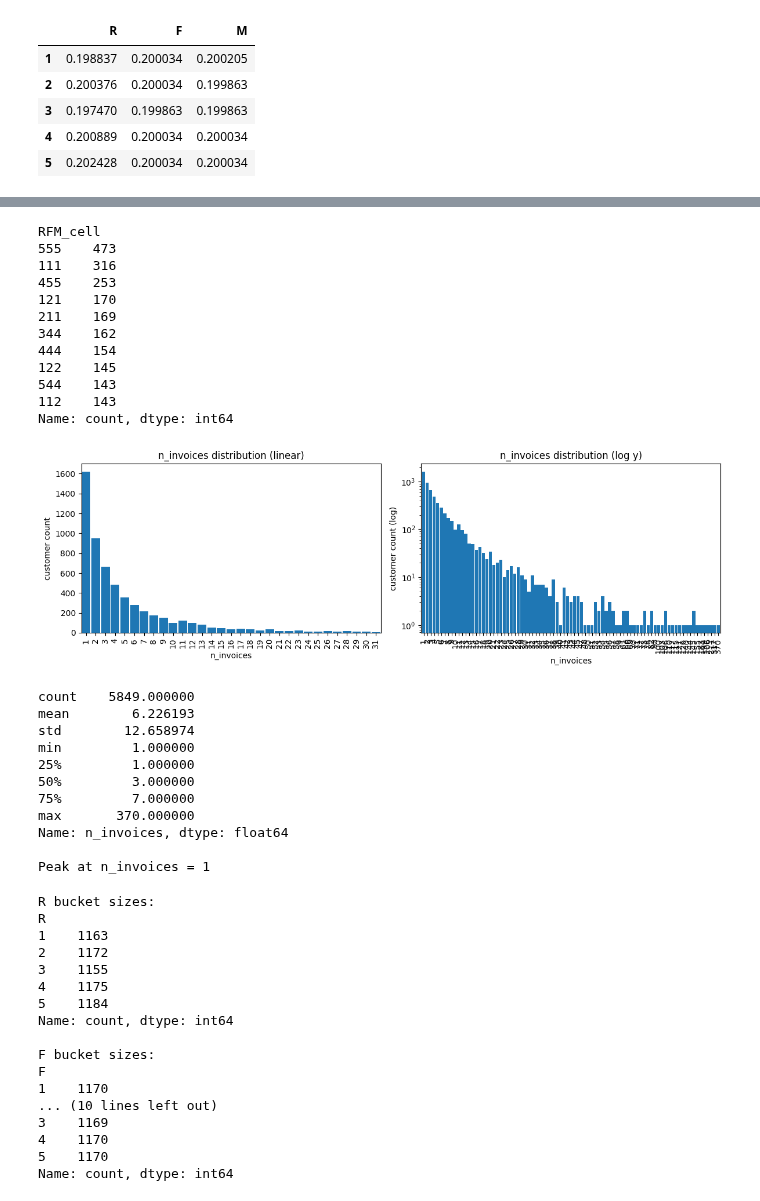
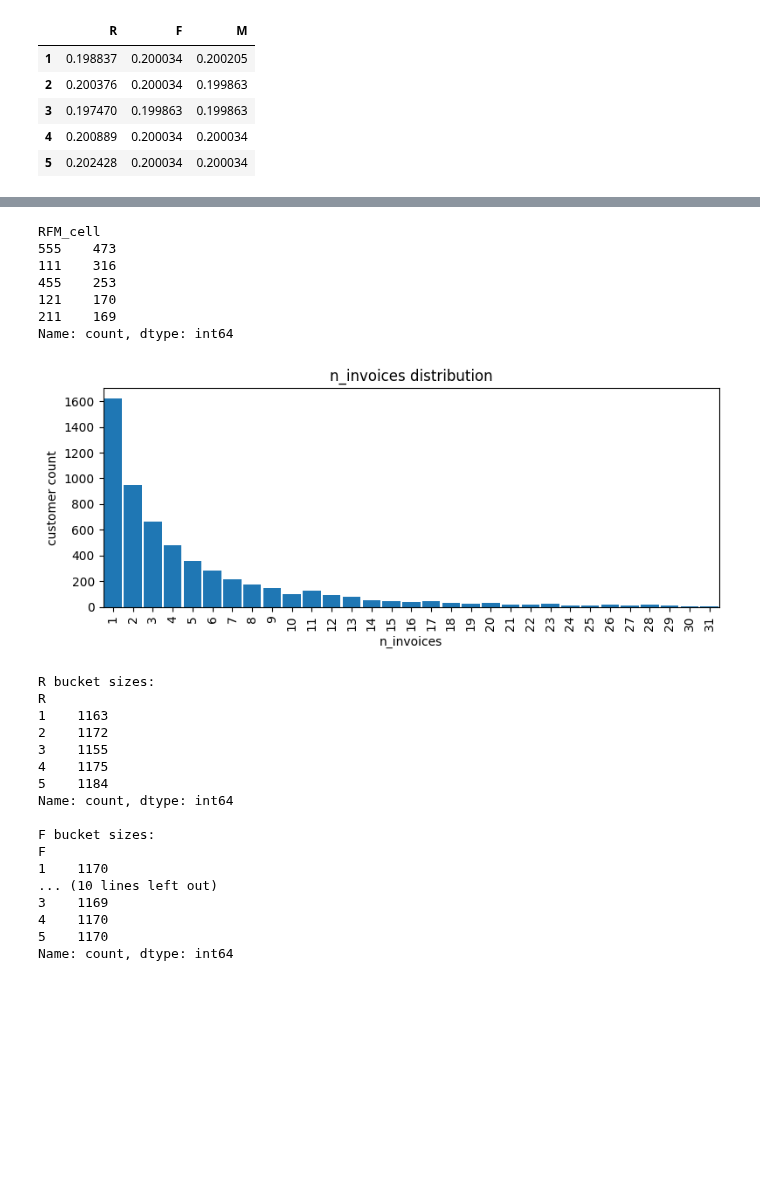
Before and after one commit to sachaplaye/rfm-lifecycle-segmentation, a Jupyter notebook: notebooks/3_data_distributions.ipynb, the cells around one changed output, grey strips where cells are left out. Cells and saved outputs as stored; diff of their text form; code cells hidden in the pictures; blank space fills up the shorter version.

```diff
--- a/notebooks/3_data_distributions.ipynb
+++ b/notebooks/3_data_distributions.ipynb
@@ -732,7 +727,7 @@ Name: RFM_score, dtype: float64
 [figure]
 # %%
 # Quick check to confirm the corners are dense
-print(customer['RFM_cell'].value_counts().head(10))
+print(customer['RFM_cell'].value_counts().head(5))
 # (1,1,1) and (5,5,5) should both feature prominently
 # %% [output]
 RFM_cell
@@ -741,45 +736,22 @@ RFM_cell
 455    253
 121    170
 211    169
-344    162
-444    154
-122    145
-544    143
-112    143
 Name: count, dtype: int64
-# %%
-import matplotlib.pyplot as plt
-
-# Two views — linear and log-y, so you can see both the peak and the tail
-fig, axes = plt.subplots(1, 2, figsize=(12, 4))
-
-customer['n_invoices'].value_counts().sort_index().plot.bar(ax=axes[0], width=0.9)
-axes[0].set_title('n_invoices distribution (linear)')
-axes[0].set_xlabel('n_invoices'); axes[0].set_ylabel('customer count')
-axes[0].set_xlim(-0.5, 30.5)   # zoom to the dense part
-
-customer['n_invoices'].value_counts().sort_index().plot.bar(ax=axes[1], width=0.9)
-axes[1].set_title('n_invoices distribution (log y)')
-axes[1].set_xlabel('n_invoices'); axes[1].set_ylabel('customer count (log)')
-axes[1].set_yscale('log')
-
-plt.tight_layout(); plt.show()
-
-print(customer['n_invoices'].describe())
-print('\nPeak at n_invoices =', customer['n_invoices'].mode().iloc[0])
-# %% [output]
-[figure, removed]
-count    5849.000000
-mean        6.226193
-std        12.658974
-min         1.000000
-25%         1.000000
-50%         3.000000
-75%         7.000000
-max       370.000000
-Name: n_invoices, dtype: float64
-
-Peak at n_invoices = 1
+# %%
+import matplotlib.pyplot as plt
+
+# Two views — linear and log-y, so you can see both the peak and the tail
+plt.figure(figsize=(8, 3.5))
+
+customer['n_invoices'].value_counts().sort_index().plot.bar(width=0.9)
+plt.title('n_invoices distribution')
+plt.xlabel('n_invoices')
+plt.ylabel('customer count')
+plt.xlim(-0.5, 30.5)   # zoom to the dense part
+
+plt.tight_layout(); plt.show()
+# %% [output]
+[figure, added]
 # %%
 for col in ['R','F','M']:
     print(f'{col} bucket sizes:')
```
Also changed, not shown: parts of 27 cells of this notebook.
